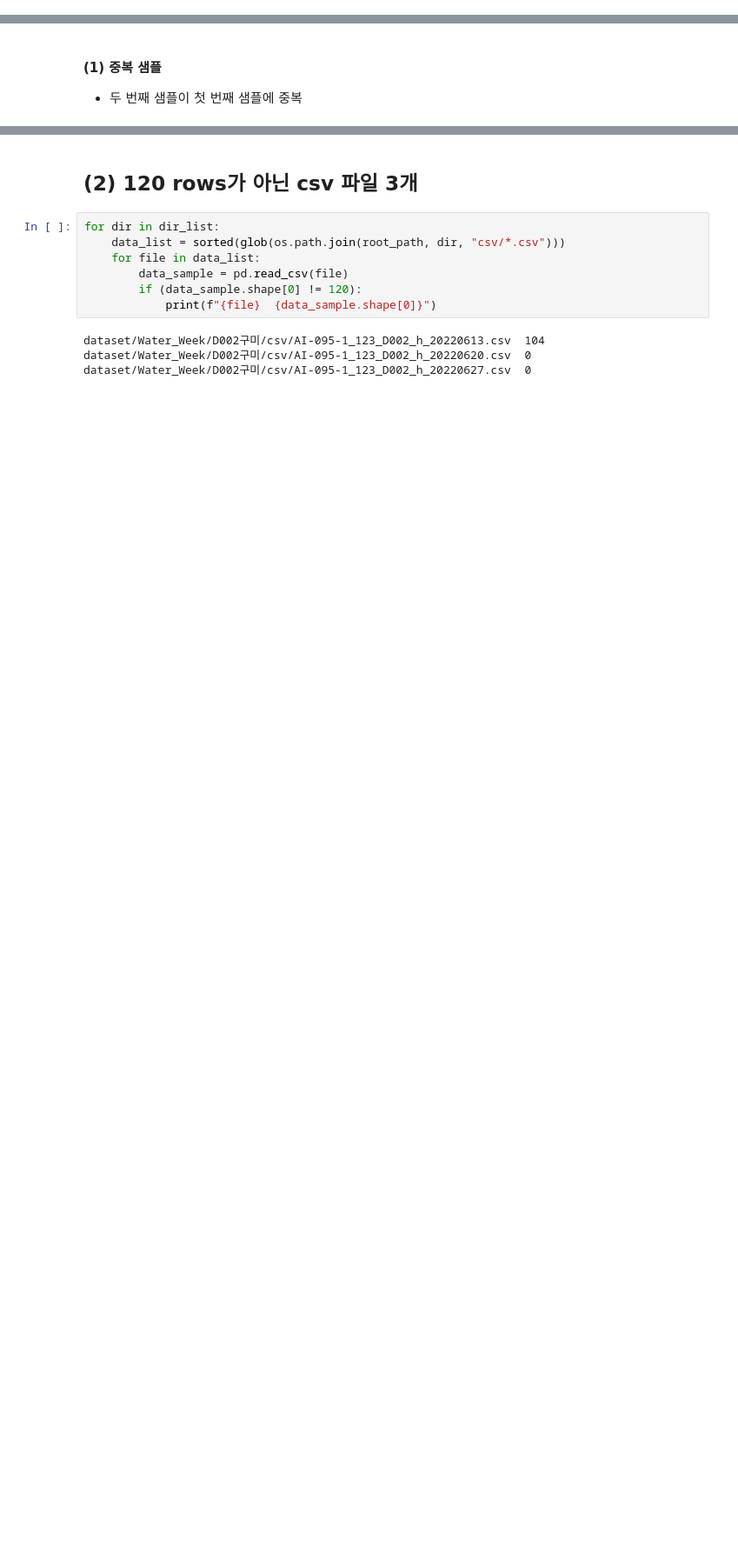
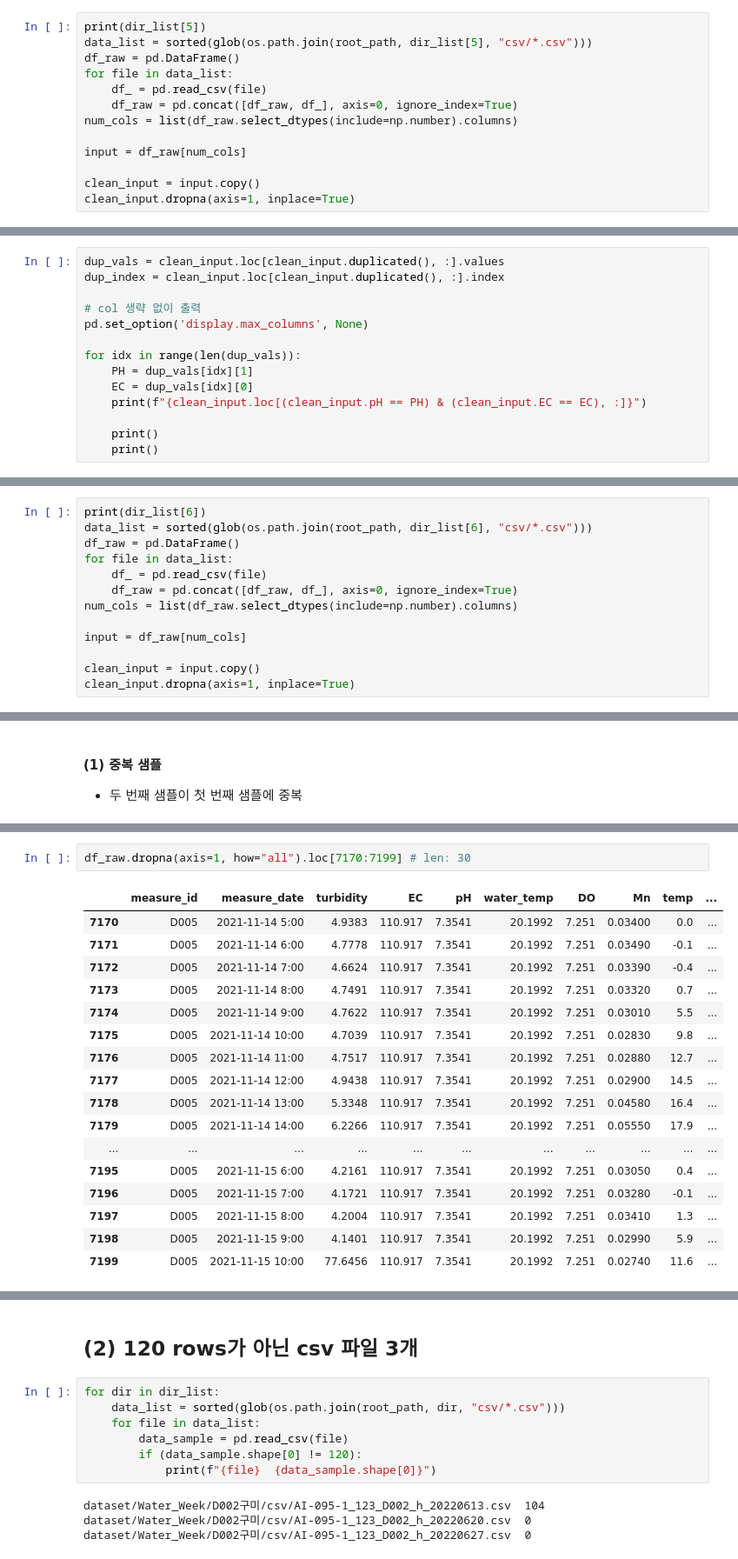
Before and after one commit to Heeseung-Cho/wkit_water_quality, a Jupyter notebook: Empty_Columns.ipynb, the cells around one changed output, grey strips where cells are left out. Shown at 87% size. Drawn from its saved outputs; the diff is of its cells as text; blank space fills up the shorter version.

Commit message:
[Modify] Empty_Columns

```diff
--- a/Empty_Columns.ipynb
+++ b/Empty_Columns.ipynb
@@ -360,0 +634,13 @@ D003고령
+# %%
+print(dir_list[5])
+data_list = sorted(glob(os.path.join(root_path, dir_list[5], "csv/*.csv")))
+df_raw = pd.DataFrame()
+for file in data_list:
+    df_ = pd.read_csv(file)
+    df_raw = pd.concat([df_raw, df_], axis=0, ignore_index=True)
+num_cols = list(df_raw.select_dtypes(include=np.number).columns)
+
+input = df_raw[num_cols]
+
+clean_input = input.copy()
+clean_input.dropna(axis=1, inplace=True)
@@ -360,0 +661,14 @@ D003고령
+# %%
+dup_vals = clean_input.loc[clean_input.duplicated(), :].values
+dup_index = clean_input.loc[clean_input.duplicated(), :].index
+
+# col 생략 없이 출력
+pd.set_option('display.max_columns', None)
+
+for idx in range(len(dup_vals)):
+    PH = dup_vals[idx][1]
+    EC = dup_vals[idx][0]
+    print(f"{clean_input.loc[(clean_input.pH == PH) & (clean_input.EC == EC), :]}")
+
+    print()
+    print()
@@ -360,0 +741,13 @@ D003고령
+# %%
+print(dir_list[6])
+data_list = sorted(glob(os.path.join(root_path, dir_list[6], "csv/*.csv")))
+df_raw = pd.DataFrame()
+for file in data_list:
+    df_ = pd.read_csv(file)
+    df_raw = pd.concat([df_raw, df_], axis=0, ignore_index=True)
+num_cols = list(df_raw.select_dtypes(include=np.number).columns)
+
+input = df_raw[num_cols]
+
+clean_input = input.copy()
+clean_input.dropna(axis=1, inplace=True)
@@ -442,0 +800,20 @@ for idx in range(len(dup_vals)):
+# %%
+df_raw.dropna(axis=1, how="all").loc[7170:7199] # len: 30
+# %% [output]
+|  | measure_id | measure_date | turbidity | EC | pH | water_temp | DO | Mn | temp | ... |
+| 7170 | D005 | 2021-11-14 5:00 | 4.9383 | 110.917 | 7.3541 | 20.1992 | 7.251 | 0.03400 | 0.0 | ... |
+| 7171 | D005 | 2021-11-14 6:00 | 4.7778 | 110.917 | 7.3541 | 20.1992 | 7.251 | 0.03490 | -0.1 | ... |
+| 7172 | D005 | 2021-11-14 7:00 | 4.6624 | 110.917 | 7.3541 | 20.1992 | 7.251 | 0.03390 | -0.4 | ... |
+| 7173 | D005 | 2021-11-14 8:00 | 4.7491 | 110.917 | 7.3541 | 20.1992 | 7.251 | 0.03320 | 0.7 | ... |
+| 7174 | D005 | 2021-11-14 9:00 | 4.7622 | 110.917 | 7.3541 | 20.1992 | 7.251 | 0.03010 | 5.5 | ... |
+| 7175 | D005 | 2021-11-14 10:00 | 4.7039 | 110.917 | 7.3541 | 20.1992 | 7.251 | 0.02830 | 9.8 | ... |
+| 7176 | D005 | 2021-11-14 11:00 | 4.7517 | 110.917 | 7.3541 | 20.1992 | 7.251 | 0.02880 | 12.7 | ... |
+| 7177 | D005 | 2021-11-14 12:00 | 4.9438 | 110.917 | 7.3541 | 20.1992 | 7.251 | 0.02900 | 14.5 | ... |
+| 7178 | D005 | 2021-11-14 13:00 | 5.3348 | 110.917 | 7.3541 | 20.1992 | 7.251 | 0.04580 | 16.4 | ... |
+| 7179 | D005 | 2021-11-14 14:00 | 6.2266 | 110.917 | 7.3541 | 20.1992 | 7.251 | 0.05550 | 17.9 | ... |
+| ... | ... | ... | ... | ... | ... | ... | ... | ... | ... | ... |
+| 7195 | D005 | 2021-11-15 6:00 | 4.2161 | 110.917 | 7.3541 | 20.1992 | 7.251 | 0.03050 | 0.4 | ... |
+| 7196 | D005 | 2021-11-15 7:00 | 4.1721 | 110.917 | 7.3541 | 20.1992 | 7.251 | 0.03280 | -0.1 | ... |
+| 7197 | D005 | 2021-11-15 8:00 | 4.2004 | 110.917 | 7.3541 | 20.1992 | 7.251 | 0.03410 | 1.3 | ... |
+| 7198 | D005 | 2021-11-15 9:00 | 4.1401 | 110.917 | 7.3541 | 20.1992 | 7.251 | 0.02990 | 5.9 | ... |
+| 7199 | D005 | 2021-11-15 10:00 | 77.6456 | 110.917 | 7.3541 | 20.1992 | 7.251 | 0.02740 | 11.6 | ... |
```
Also changed, not shown: parts of 47 cells of this notebook.
